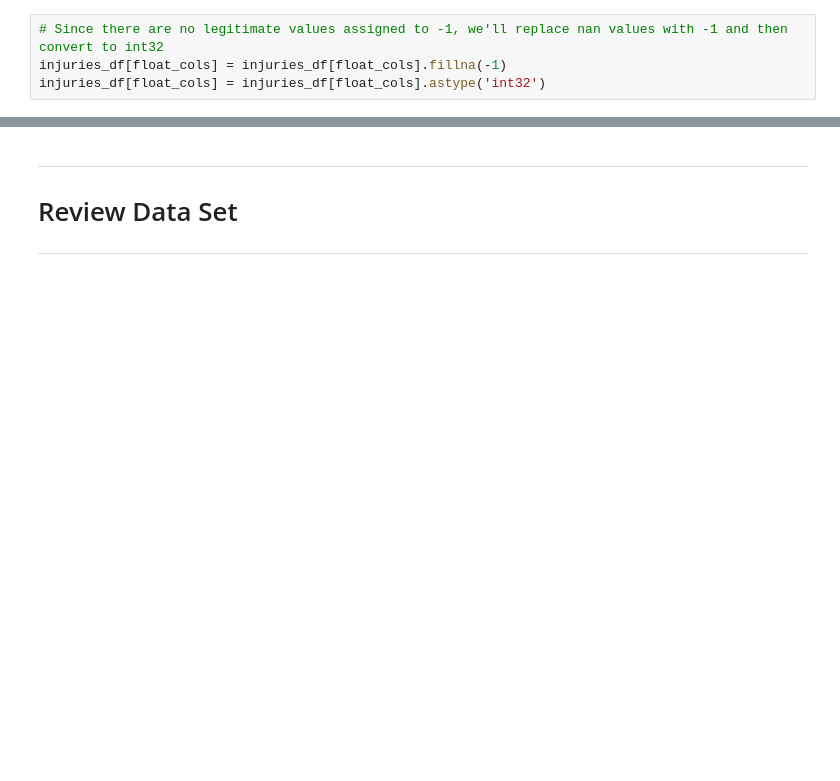
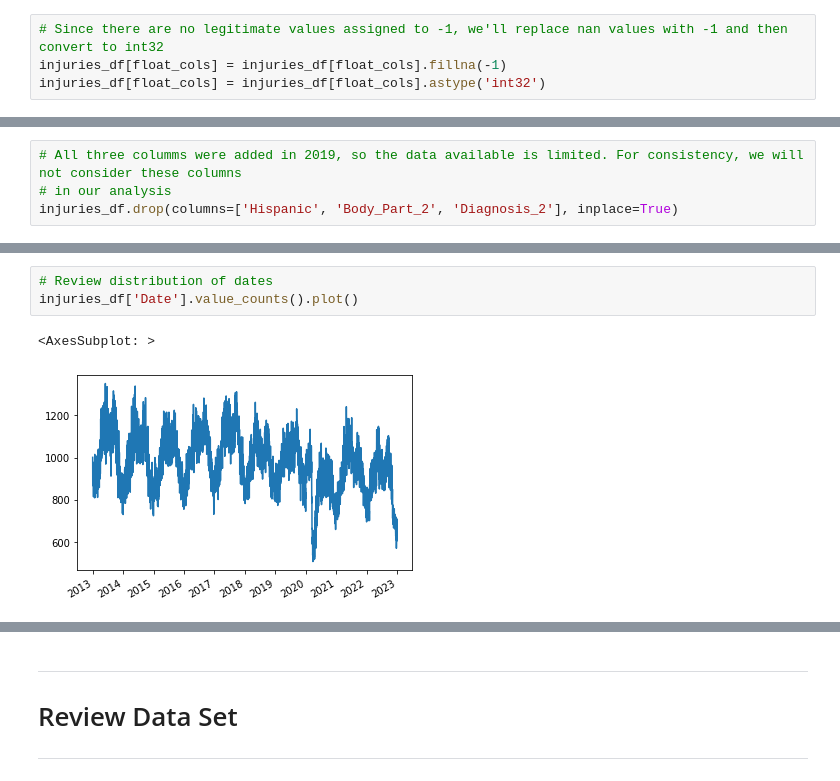
Before and after one commit to tamimcm416/product_injury, a Jupyter notebook: notebooks/DataPrepInjuries.ipynb, the cells around one changed output, grey strips where cells are left out. Saved outputs shown, nothing was run; the diff lists cells and outputs as text; blank space fills up the shorter version.

```diff
--- a/notebooks/DataPrepInjuries.ipynb
+++ b/notebooks/DataPrepInjuries.ipynb
@@ -266,0 +294,4 @@ injuries_df[float_cols] = injuries_df[float_cols].astype('int32')
+# %%
+# All three columms were added in 2019, so the data available is limited. For consistency, we will not consider these columns
+# in our analysis
+injuries_df.drop(columns=['Hispanic', 'Body_Part_2', 'Diagnosis_2'], inplace=True)
@@ -266,0 +322,6 @@ injuries_df[float_cols] = injuries_df[float_cols].astype('int32')
+# %%
+# Review distribution of dates
+injuries_df['Date'].value_counts().plot()
+# %% [output]
+<AxesSubplot: >
+[figure, added]
```
Also changed, not shown: parts of 25 cells of this notebook.
